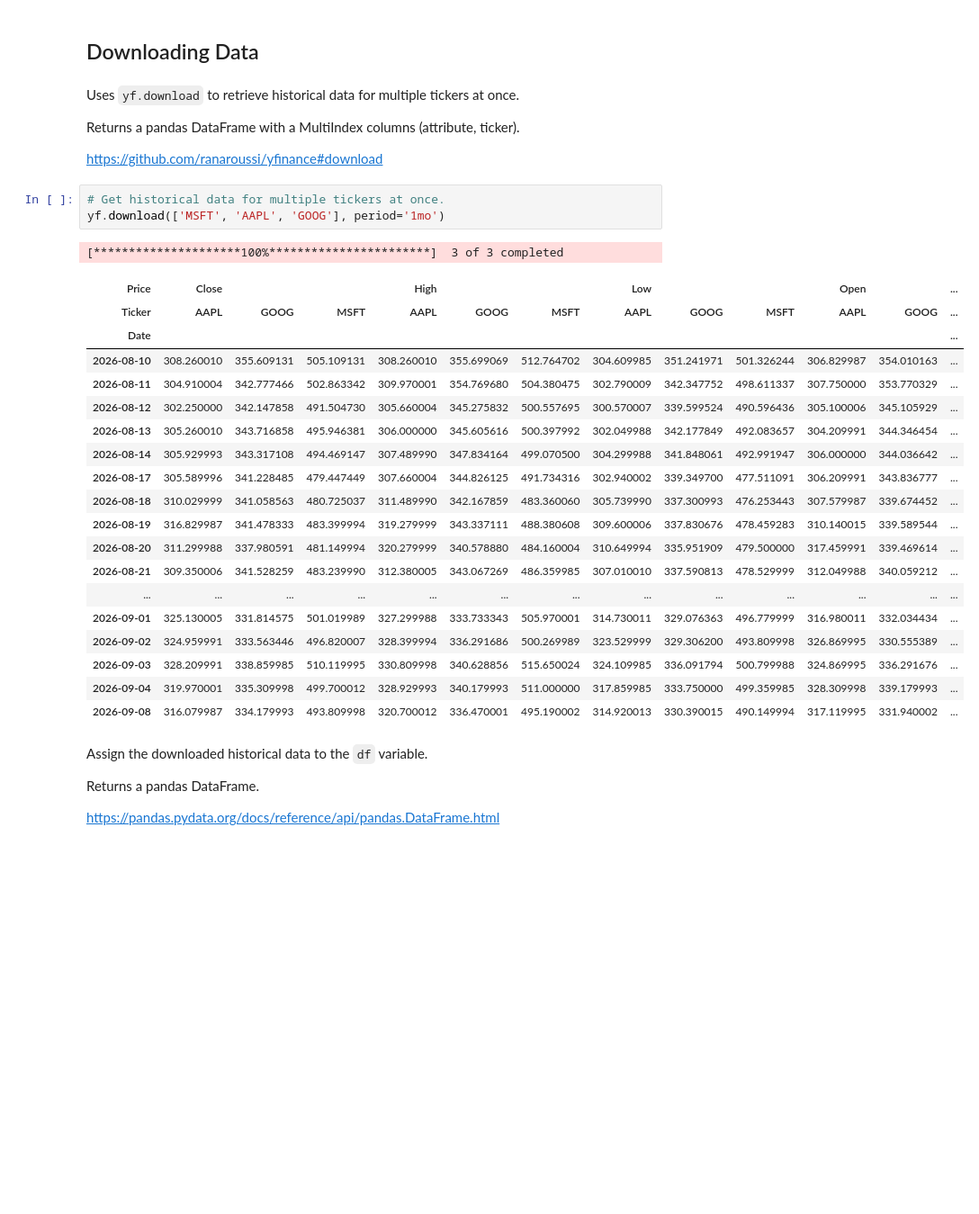
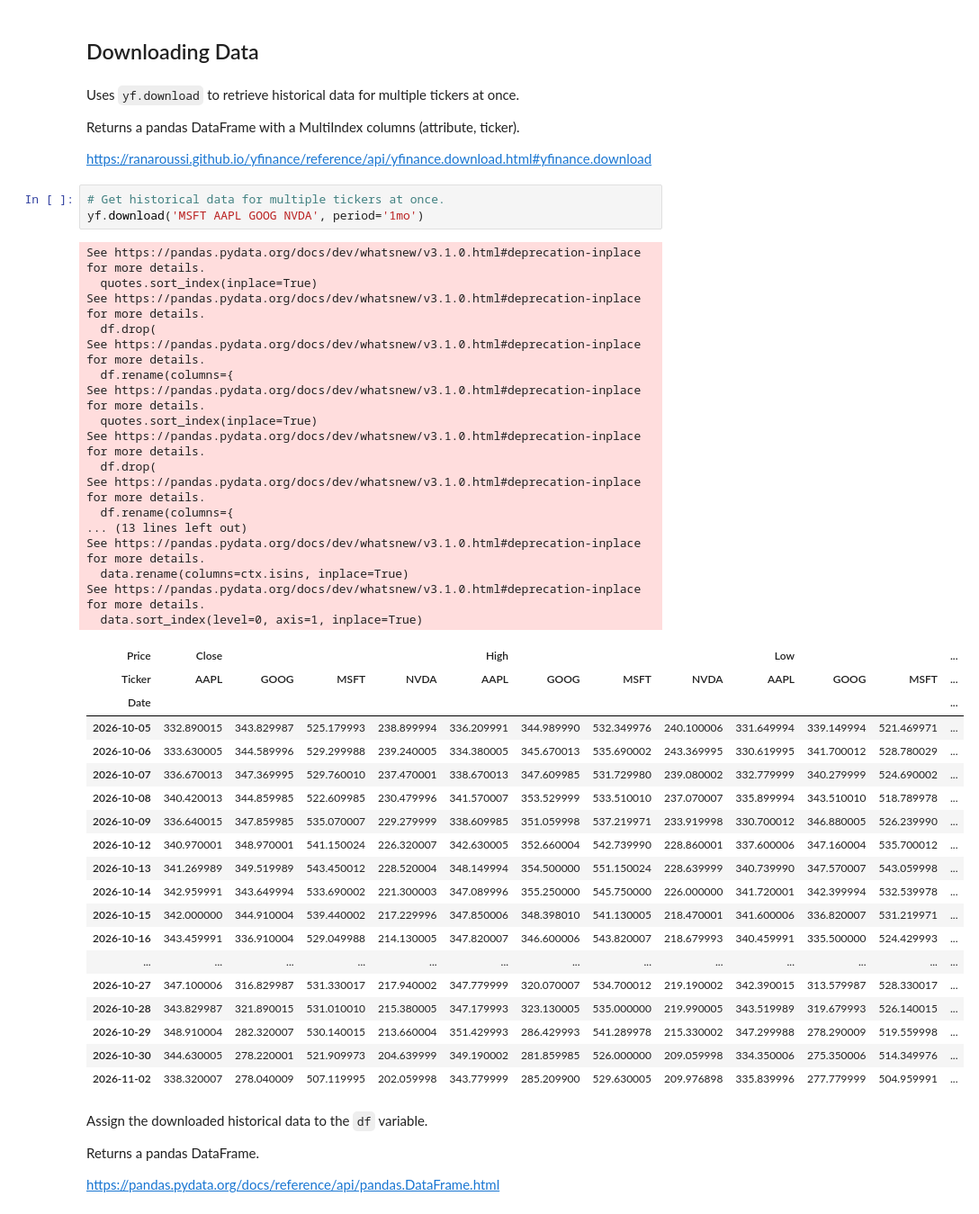
Before and after one commit to ianmcloughlin/computer-infrastructure, a Jupyter notebook: notes/yfinance.ipynb, the cells around one changed output. Shown at 90% size. Drawn from its saved outputs; the diff is of its cells as text; blank space fills up the shorter version.

```diff
--- a/notes/yfinance.ipynb
+++ b/notes/yfinance.ipynb
@@ -133,31 +139,47 @@ Uses `yf.download` to retrieve historical data for multiple tickers at once.
 
 Returns a pandas DataFrame with a MultiIndex columns (attribute, ticker).
 
-https://github.com/ranaroussi/yfinance#download
+https://ranaroussi.github.io/yfinance/reference/api/yfinance.download.html#yfinance.download
 # %%
 # Get historical data for multiple tickers at once.
-yf.download(['MSFT', 'AAPL', 'GOOG'], period='1mo')
+yf.download('MSFT AAPL GOOG NVDA', period='1mo')
 # %% [output]
-[*********************100%***********************]  3 of 3 completed
+See https://pandas.pydata.org/docs/dev/whatsnew/v3.1.0.html#deprecation-inplace for more details.
+  quotes.sort_index(inplace=True)
+See https://pandas.pydata.org/docs/dev/whatsnew/v3.1.0.html#deprecation-inplace for more details.
+  df.drop(
+See https://pandas.pydata.org/docs/dev/whatsnew/v3.1.0.html#deprecation-inplace for more details.
+  df.rename(columns={
+See https://pandas.pydata.org/docs/dev/whatsnew/v3.1.0.html#deprecation-inplace for more details.
+  quotes.sort_index(inplace=True)
+See https://pandas.pydata.org/docs/dev/whatsnew/v3.1.0.html#deprecation-inplace for more details.
+  df.drop(
+See https://pandas.pydata.org/docs/dev/whatsnew/v3.1.0.html#deprecation-inplace for more details.
+  df.rename(columns={
+... (13 lines left out)
+See https://pandas.pydata.org/docs/dev/whatsnew/v3.1.0.html#deprecation-inplace for more details.
+  data.rename(columns=ctx.isins, inplace=True)
+See https://pandas.pydata.org/docs/dev/whatsnew/v3.1.0.html#deprecation-inplace for more details.
+  data.sort_index(level=0, axis=1, inplace=True)
-| Price | Close |  |  | High |  |  | Low |  |  | Open |  | ... |
-| Ticker | AAPL | GOOG | MSFT | AAPL | GOOG | MSFT | AAPL | GOOG | MSFT | AAPL | GOOG | ... |
+| Price | Close |  |  |  | High |  |  |  | Low |  |  | ... |
+| Ticker | AAPL | GOOG | MSFT | NVDA | AAPL | GOOG | MSFT | NVDA | AAPL | GOOG | MSFT | ... |
 | Date |  |  |  |  |  |  |  |  |  |  |  | ... |
-| 2026-08-10 | 308.260010 | 355.609131 | 505.109131 | 308.260010 | 355.699069 | 512.764702 | 304.609985 | 351.241971 | 501.326244 | 306.829987 | 354.010163 | ... |
-| 2026-08-11 | 304.910004 | 342.777466 | 502.863342 | 309.970001 | 354.769680 | 504.380475 | 302.790009 | 342.347752 | 498.611337 | 307.750000 | 353.770329 | ... |
-| 2026-08-12 | 302.250000 | 342.147858 | 491.504730 | 305.660004 | 345.275832 | 500.557695 | 300.570007 | 339.599524 | 490.596436 | 305.100006 | 345.105929 | ... |
-| 2026-08-13 | 305.260010 | 343.716858 | 495.946381 | 306.000000 | 345.605616 | 500.397992 | 302.049988 | 342.177849 | 492.083657 | 304.209991 | 344.346454 | ... |
-| 2026-08-14 | 305.929993 | 343.317108 | 494.469147 | 307.489990 | 347.834164 | 499.070500 | 304.299988 | 341.848061 | 492.991947 | 306.000000 | 344.036642 | ... |
-| 2026-08-17 | 305.589996 | 341.228485 | 479.447449 | 307.660004 | 344.826125 | 491.734316 | 302.940002 | 339.349700 | 477.511091 | 306.209991 | 343.836777 | ... |
-| 2026-08-18 | 310.029999 | 341.058563 | 480.725037 | 311.489990 | 342.167859 | 483.360060 | 305.739990 | 337.300993 | 476.253443 | 307.579987 | 339.674452 | ... |
-| 2026-08-19 | 316.829987 | 341.478333 | 483.399994 | 319.279999 | 343.337111 | 488.380608 | 309.600006 | 337.830676 | 478.459283 | 310.140015 | 339.589544 | ... |
-| 2026-08-20 | 311.299988 | 337.980591 | 481.149994 | 320.279999 | 340.578880 | 484.160004 | 310.649994 | 335.951909 | 479.500000 | 317.459991 | 339.469614 | ... |
-| 2026-08-21 | 309.350006 | 341.528259 | 483.239990 | 312.380005 | 343.067269 | 486.359985 | 307.010010 | 337.590813 | 478.529999 | 312.049988 | 340.059212 | ... |
+| 2026-10-05 | 332.890015 | 343.829987 | 525.179993 | 238.899994 | 336.209991 | 344.989990 | 532.349976 | 240.100006 | 331.649994 | 339.149994 | 521.469971 | ... |
+| 2026-10-06 | 333.630005 | 344.589996 | 529.299988 | 239.240005 | 334.380005 | 345.670013 | 535.690002 | 243.369995 | 330.619995 | 341.700012 | 528.780029 | ... |
+| 2026-10-07 | 336.670013 | 347.369995 | 529.760010 | 237.470001 | 338.670013 | 347.609985 | 531.729980 | 239.080002 | 332.779999 | 340.279999 | 524.690002 | ... |
+| 2026-10-08 | 340.420013 | 344.859985 | 522.609985 | 230.479996 | 341.570007 | 353.529999 | 533.510010 | 237.070007 | 335.899994 | 343.510010 | 518.789978 | ... |
+| 2026-10-09 | 336.640015 | 347.859985 | 535.070007 | 229.279999 | 338.609985 | 351.059998 | 537.219971 | 233.919998 | 330.700012 | 346.880005 | 526.239990 | ... |
+| 2026-10-12 | 340.970001 | 348.970001 | 541.150024 | 226.320007 | 342.630005 | 352.660004 | 542.739990 | 228.860001 | 337.600006 | 347.160004 | 535.700012 | ... |
+| 2026-10-13 | 341.269989 | 349.519989 | 543.450012 | 228.520004 | 348.149994 | 354.500000 | 551.150024 | 228.639999 | 340.739990 | 347.570007 | 543.059998 | ... |
+| 2026-10-14 | 342.959991 | 343.649994 | 533.690002 | 221.300003 | 347.089996 | 355.250000 | 545.750000 | 226.000000 | 341.720001 | 342.399994 | 532.539978 | ... |
+| 2026-10-15 | 342.000000 | 344.910004 | 539.440002 | 217.229996 | 347.850006 | 348.398010 | 541.130005 | 218.470001 | 341.600006 | 336.820007 | 531.219971 | ... |
+| 2026-10-16 | 343.459991 | 336.910004 | 529.049988 | 214.130005 | 347.820007 | 346.600006 | 543.820007 | 218.679993 | 340.459991 | 335.500000 | 524.429993 | ... |
 | ... | ... | ... | ... | ... | ... | ... | ... | ... | ... | ... | ... | ... |
-| 2026-09-01 | 325.130005 | 331.814575 | 501.019989 | 327.299988 | 333.733343 | 505.970001 | 314.730011 | 329.076363 | 496.779999 | 316.980011 | 332.034434 | ... |
-| 2026-09-02 | 324.959991 | 333.563446 | 496.820007 | 328.399994 | 336.291686 | 500.269989 | 323.529999 | 329.306200 | 493.809998 | 326.869995 | 330.555389 | ... |
-| 2026-09-03 | 328.209991 | 338.859985 | 510.119995 | 330.809998 | 340.628856 | 515.650024 | 324.109985 | 336.091794 | 500.799988 | 324.869995 | 336.291676 | ... |
-| 2026-09-04 | 319.970001 | 335.309998 | 499.700012 | 328.929993 | 340.179993 | 511.000000 | 317.859985 | 333.750000 | 499.359985 | 328.309998 | 339.179993 | ... |
-| 2026-09-08 | 316.079987 | 334.179993 | 493.809998 | 320.700012 | 336.470001 | 495.190002 | 314.920013 | 330.390015 | 490.149994 | 317.119995 | 331.940002 | ... |
+| 2026-10-27 | 347.100006 | 316.829987 | 531.330017 | 217.940002 | 347.779999 | 320.070007 | 534.700012 | 219.190002 | 342.390015 | 313.579987 | 528.330017 | ... |
+| 2026-10-28 | 343.829987 | 321.890015 | 531.010010 | 215.380005 | 347.179993 | 323.130005 | 535.000000 | 219.990005 | 343.519989 | 319.679993 | 526.140015 | ... |
+| 2026-10-29 | 348.910004 | 282.320007 | 530.140015 | 213.660004 | 351.429993 | 286.429993 | 541.289978 | 215.330002 | 347.299988 | 278.290009 | 519.559998 | ... |
+| 2026-10-30 | 344.630005 | 278.220001 | 521.909973 | 204.639999 | 349.190002 | 281.859985 | 526.000000 | 209.059998 | 334.350006 | 275.350006 | 514.349976 | ... |
+| 2026-11-02 | 338.320007 | 278.040009 | 507.119995 | 202.059998 | 343.779999 | 285.209900 | 529.630005 | 209.976898 | 335.839996 | 277.779999 | 504.959991 | ... |
 # %% [markdown]
 Assign the downloaded historical data to the `df` variable.
 
```
Also changed, not shown: parts of 28 cells of this notebook, 5 other files.
